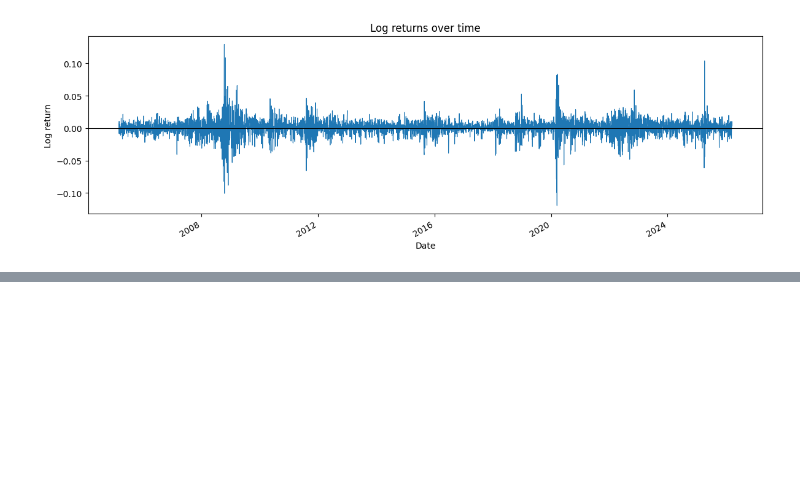
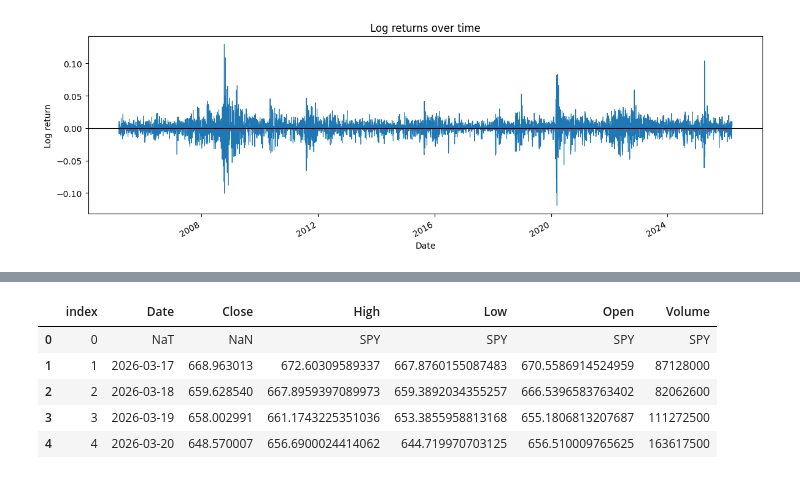
Before and after one commit to sushmita212/Portfolio_Risk_Monitor, a Jupyter notebook: Notebooks/exploration.ipynb, the cells around one changed output, grey strips where cells are left out. Saved outputs shown, nothing was run; the diff lists cells and outputs as text; code cells hidden in the pictures; blank space fills up the shorter version.

```diff
--- a/Notebooks/exploration.ipynb
+++ b/Notebooks/exploration.ipynb
@@ -287,0 +366,9 @@ plt.show()
+# %%
+df.head()
+# %% [output]
+|  | index | Date | Close | High | Low | Open | Volume |
+| 0 | 0 | NaT | NaN | SPY | SPY | SPY | SPY |
+| 1 | 1 | 2026-03-17 | 668.963013 | 672.60309589337 | 667.8760155087483 | 670.5586914524959 | 87128000 |
+| 2 | 2 | 2026-03-18 | 659.628540 | 667.8959397089973 | 659.3892034355257 | 666.5396583763402 | 82062600 |
+| 3 | 3 | 2026-03-19 | 658.002991 | 661.1743225351036 | 653.3855958813168 | 655.1806813207687 | 111272500 |
+| 4 | 4 | 2026-03-20 | 648.570007 | 656.6900024414062 | 644.719970703125 | 656.510009765625 | 163617500 |
```
Also changed, not shown: parts of 19 cells of this notebook, 3 other files.
